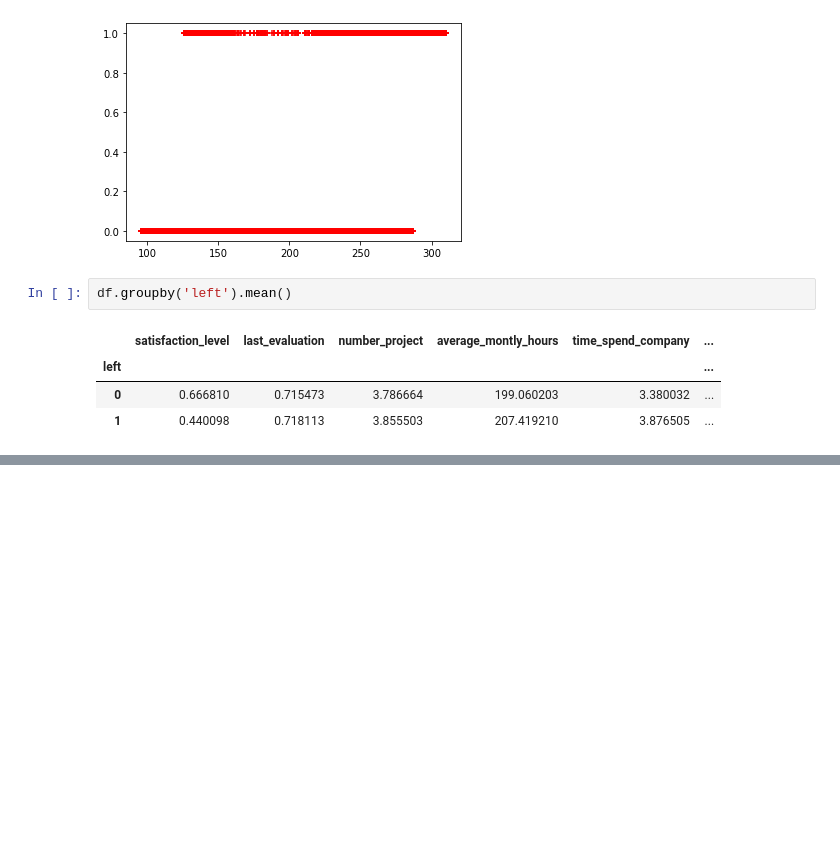
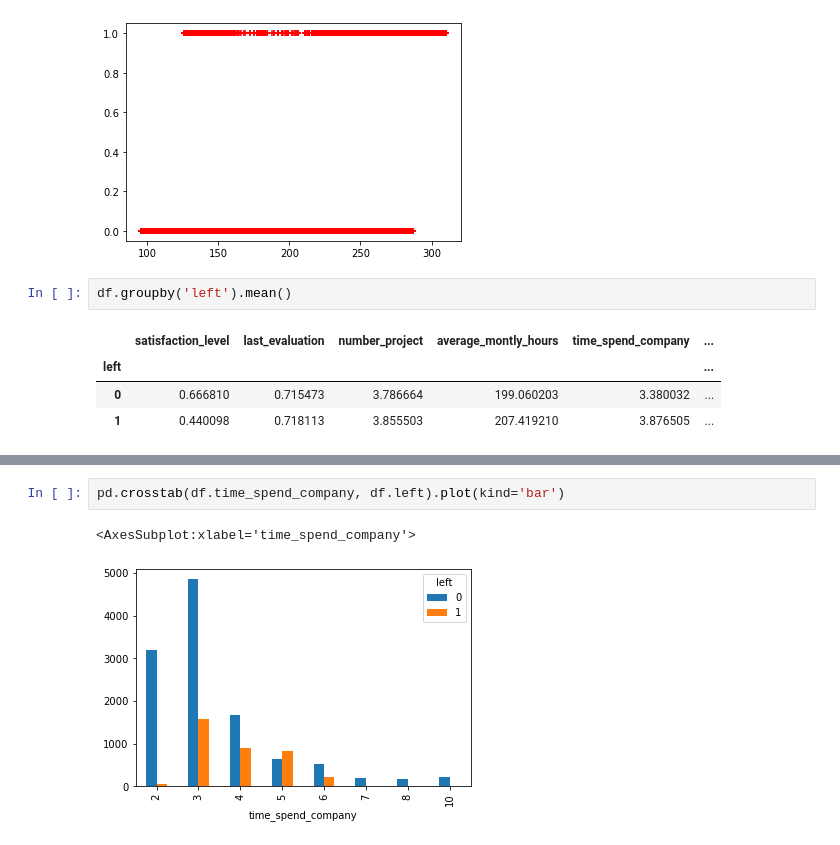
Before and after one commit to asxzhy/Machine_Learning, a Jupyter notebook: machine_learning_full_tutorial_codebasics/ML/7_logistic_regression/7_logistic_regression_exercise.ipynb, the cells around one changed output, grey strips where cells are left out. Cells and saved outputs as stored; diff of their text form; blank space fills up the shorter version.

```diff
--- a/machine_learning_full_tutorial_codebasics/ML/7_logistic_regression/7_logistic_regression_exercise.ipynb
+++ b/machine_learning_full_tutorial_codebasics/ML/7_logistic_regression/7_logistic_regression_exercise.ipynb
@@ -38 +52,6 @@ pd.crosstab(df.salary, df.left).plot(kind='bar')
 [figure]
+# %%
+pd.crosstab(df.time_spend_company, df.left).plot(kind='bar')
+# %% [output]
+<AxesSubplot:xlabel='time_spend_company'>
+[figure, added]
```
Also changed, not shown: parts of 15 cells of this notebook.
